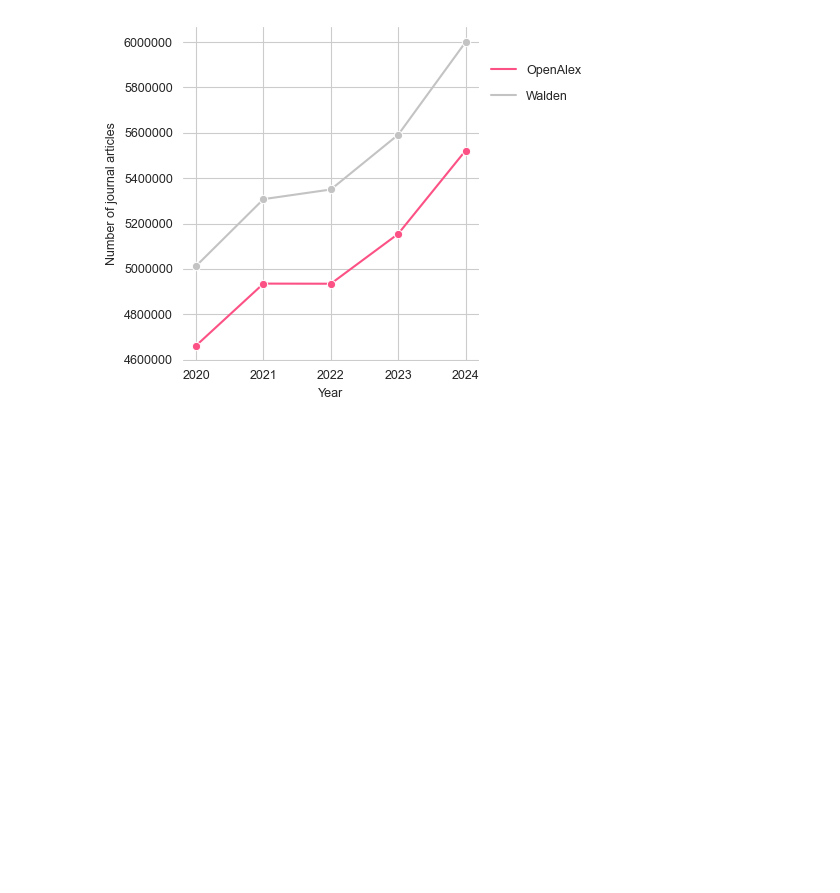
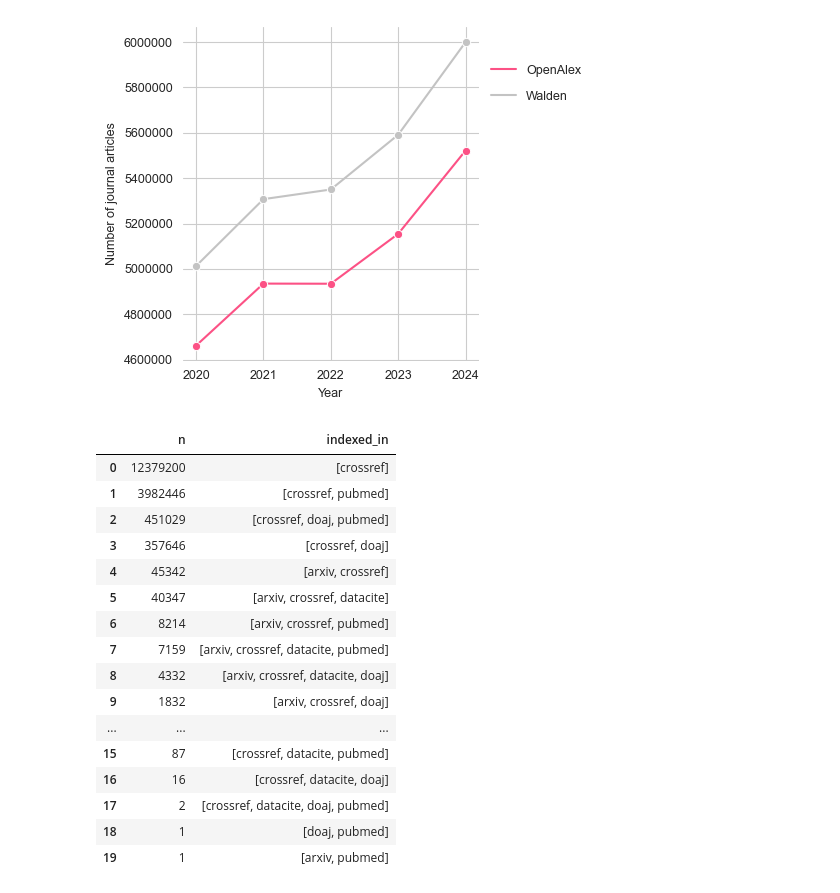
Before and after one commit to naustica/openalex_walden_analysis, a Jupyter notebook: Codebook.ipynb, the cells around one changed output. Saved outputs shown, nothing was run; the diff lists cells and outputs as text; code cells hidden in the pictures; blank space fills up the shorter version.

Commit message:
add table indexed_in

```diff
--- a/Codebook.ipynb
+++ b/Codebook.ipynb
@@ -497,3 +497,31 @@ plt.show()
 fig.savefig('media/oal_walden_comparison_article_pubyear.png', format='png', bbox_inches='tight', dpi=500)
 # %% [output]
 [figure]
+# %%
+oal_by_index = client.query(f"""
+                             SELECT COUNT(DISTINCT(doi)) AS n, indexed_in
+                             FROM `subugoe-collaborative.openalex.works`
+                             WHERE primary_location.source.type = 'journal' AND publication_year BETWEEN 2022 AND 2024
+                             GROUP BY indexed_in
+                             ORDER BY n DESC
+                             """).to_dataframe()
+# %%
+oal_by_index
+# %% [output]
+|  | n | indexed_in |
+| 0 | 12379200 | [crossref] |
+| 1 | 3982446 | [crossref, pubmed] |
+| 2 | 451029 | [crossref, doaj, pubmed] |
+| 3 | 357646 | [crossref, doaj] |
+| 4 | 45342 | [arxiv, crossref] |
+| 5 | 40347 | [arxiv, crossref, datacite] |
+| 6 | 8214 | [arxiv, crossref, pubmed] |
+| 7 | 7159 | [arxiv, crossref, datacite, pubmed] |
+| 8 | 4332 | [arxiv, crossref, datacite, doaj] |
+| 9 | 1832 | [arxiv, crossref, doaj] |
+| ... | ... | ... |
+| 15 | 87 | [crossref, datacite, pubmed] |
+| 16 | 16 | [crossref, datacite, doaj] |
+| 17 | 2 | [crossref, datacite, doaj, pubmed] |
+| 18 | 1 | [doaj, pubmed] |
+| 19 | 1 | [arxiv, pubmed] |
```
Also changed, not shown: parts of 18 cells of this notebook, 1 other file.
